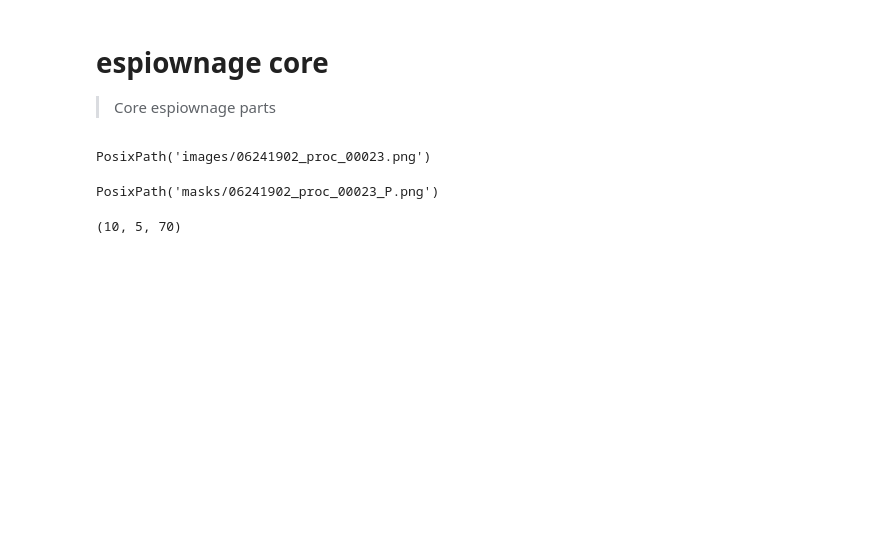
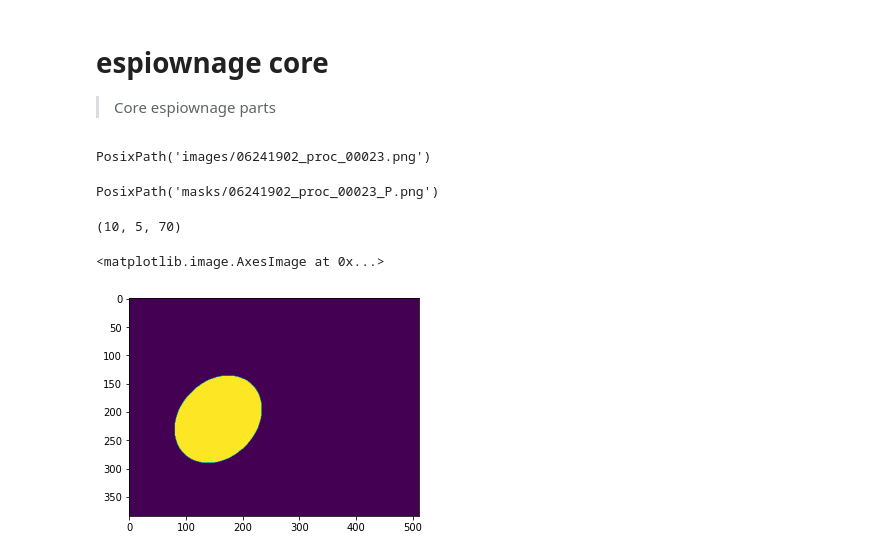
Before and after one commit to drscotthawley/espiownage, a Jupyter notebook: nbs/00_core.ipynb, the cells around one changed output. Saved outputs shown, nothing was run; the diff lists cells and outputs as text; code cells hidden in the pictures; blank space fills up the shorter version.

```diff
--- a/nbs/00_core.ipynb
+++ b/nbs/00_core.ipynb
@@ -83,4 +84,9 @@ def draw_ellipse(
 # %%
 height, width = 512,384
 img = np.zeros((width, height), dtype=np.uint8)  # numpy w/h is "backwards" to images
-img = draw_ellipse(img, (100,100), (80,30), 45, color=100, filled=True)
+cx, cy, a, b, angle = 157, 213, 85, 67, 45
+img = draw_ellipse(img, (cx,cy), (a,b), angle, color=100, filled=True)
+plt.imshow(img)
+# %% [output]
+<matplotlib.image.AxesImage at 0x...>
+[figure, added]
```
Also changed, not shown: parts of 3 cells of this notebook, 8 other files.
